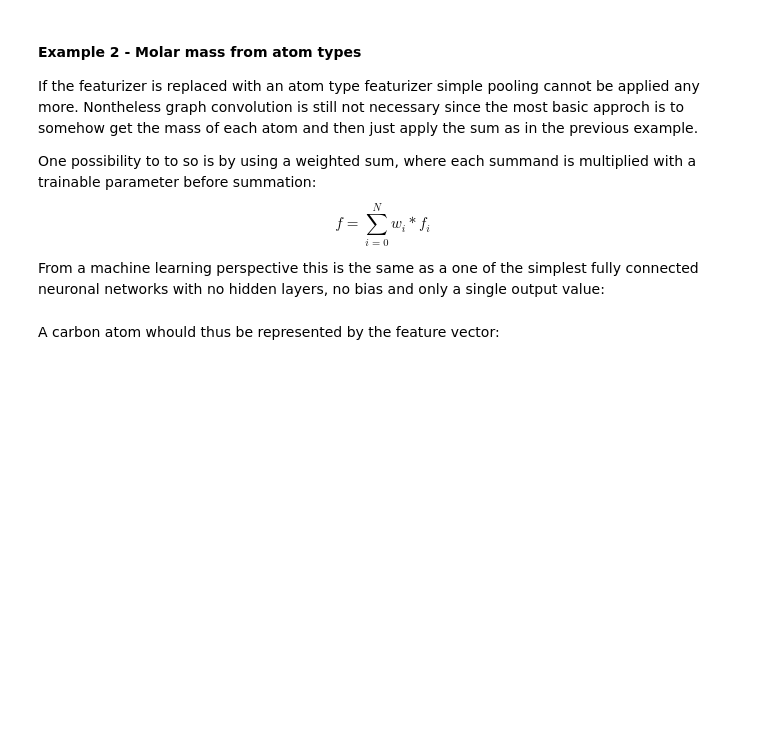
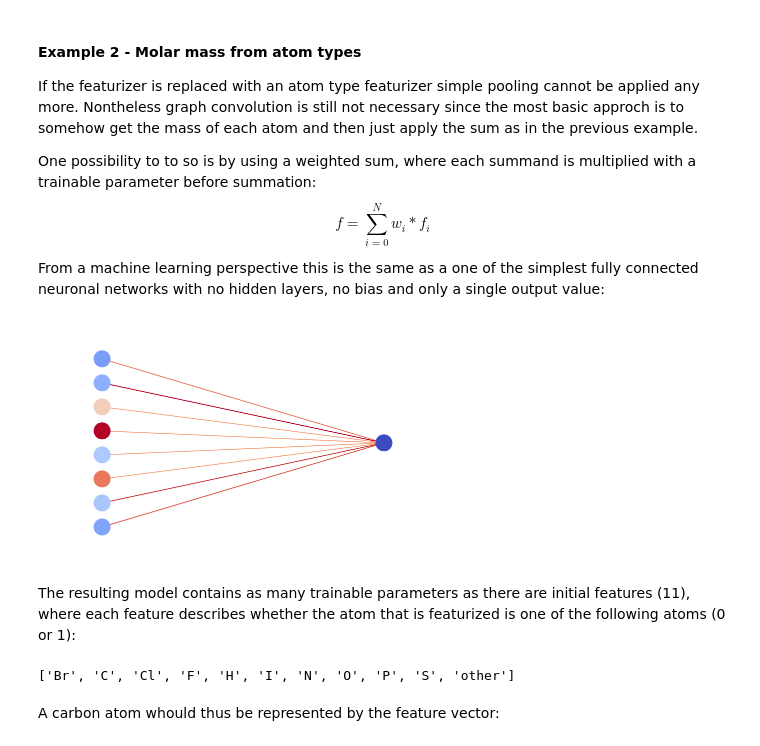
Before and after one commit to JulianKimmig/molNet, a Jupyter notebook: dev/black_box/notebooks/predicting_start.ipynb, the cells around one changed output. Cells and saved outputs as stored; diff of their text form; code cells hidden in the pictures; blank space fills up the shorter version.

```diff
--- a/dev/black_box/notebooks/predicting_start.ipynb
+++ b/dev/black_box/notebooks/predicting_start.ipynb
@@ -168,16 +169,21 @@ $$f=\sum_{i=0}^{N}{w_i*f_i}$$
 From a machine learning perspective this is the same as a one of the simplest fully connected neuronal networks with no hidden layers, no bias and only a single output value:
 # %%
 sf = "img/weightsum.png"
+c_atom_symbol_featurizer = atom_symbol_one_hot_from_set(dataset["rd_mol"],only_mass=True)
 if not os.path.exists(sf) or REDRAW:
     plot_fcnn([8,1],(np.random.randint(4,10,8)/10).reshape(1,1,8),show_bar=False,input_array=np.random.random(8)-0.5,save=sf)
 display(Image(sf,width=DEFAULT_IMG_PLOT_WIDTH))
 display(md(
     "The resulting model contains as many trainable parameters as there are initial features ({}), "
     "where each feature describes whether the atom that is featurized is one of the following atoms (0 or 1):"
     .format(len(c_atom_symbol_featurizer))))
 
 atom_list=[f.replace("custom_atom_symbol_one_hot: ","").replace("None","other") for f in c_atom_symbol_featurizer.describe_features()]
 display(atom_list)
+# %% [output]
+[figure, added]
+The resulting model contains as many trainable parameters as there are initial features (11), where each feature describes whether the atom that is featurized is one of the following atoms (0 or 1):
+['Br', 'C', 'Cl', 'F', 'H', 'I', 'N', 'O', 'P', 'S', 'other']
 # %% [markdown]
 A carbon atom whould thus be represented by the feature vector:
 # %%
```
Also changed, not shown: parts of 11 cells of this notebook, 5 other files.
